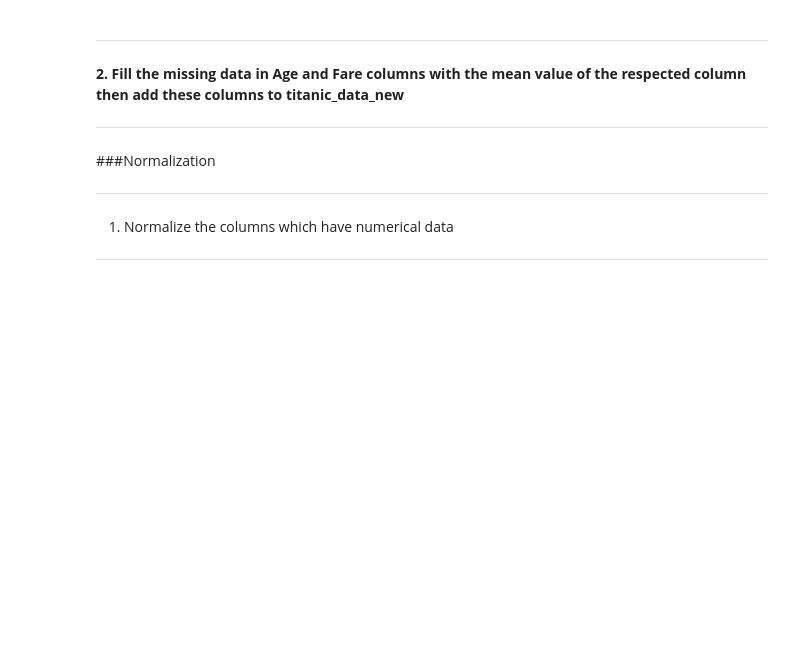
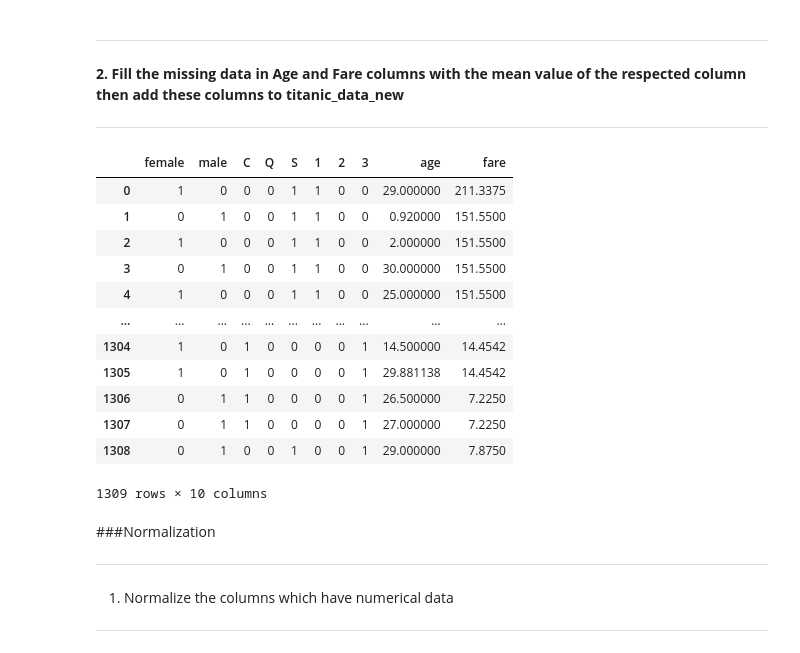
Before and after one commit to krucx/SHALA2020, a Jupyter notebook: Assignment_1_DS.ipynb, the cells around one changed output. Drawn from its saved outputs; the diff is of its cells as text; code cells hidden in the pictures; blank space fills up the shorter version.

```diff
--- a/Assignment_1_DS.ipynb
+++ b/Assignment_1_DS.ipynb
@@ -335,10 +335,24 @@ titanic_data_new
 
 ---
 # %%
-AgeFare = titanic_data_new.loc[:,["age","fare"]]
+AgeFare = df.loc[:,["age","fare"]]
 AgeFare.fillna(AgeFare.mean(),inplace=True)
-titanic_data_new = titanic_data_new.drop(columns=["age","fare"])
 titanic_data_new = pd.concat([titanic_data_new,AgeFare],axis=1)
+titanic_data_new
+# %% [output]
+|  | female | male | C | Q | S | 1 | 2 | 3 | age | fare |
+| 0 | 1 | 0 | 0 | 0 | 1 | 1 | 0 | 0 | 29.000000 | 211.3375 |
+| 1 | 0 | 1 | 0 | 0 | 1 | 1 | 0 | 0 | 0.920000 | 151.5500 |
+| 2 | 1 | 0 | 0 | 0 | 1 | 1 | 0 | 0 | 2.000000 | 151.5500 |
+| 3 | 0 | 1 | 0 | 0 | 1 | 1 | 0 | 0 | 30.000000 | 151.5500 |
+| 4 | 1 | 0 | 0 | 0 | 1 | 1 | 0 | 0 | 25.000000 | 151.5500 |
+| ... | ... | ... | ... | ... | ... | ... | ... | ... | ... | ... |
+| 1304 | 1 | 0 | 1 | 0 | 0 | 0 | 0 | 1 | 14.500000 | 14.4542 |
+| 1305 | 1 | 0 | 1 | 0 | 0 | 0 | 0 | 1 | 29.881138 | 14.4542 |
+| 1306 | 0 | 1 | 1 | 0 | 0 | 0 | 0 | 1 | 26.500000 | 7.2250 |
+| 1307 | 0 | 1 | 1 | 0 | 0 | 0 | 0 | 1 | 27.000000 | 7.2250 |
+| 1308 | 0 | 1 | 0 | 0 | 1 | 0 | 0 | 1 | 29.000000 | 7.8750 |
+1309 rows × 10 columns
 # %% [markdown]
 ###Normalization
 
```
Also changed, not shown: parts of 3 cells of this notebook.
